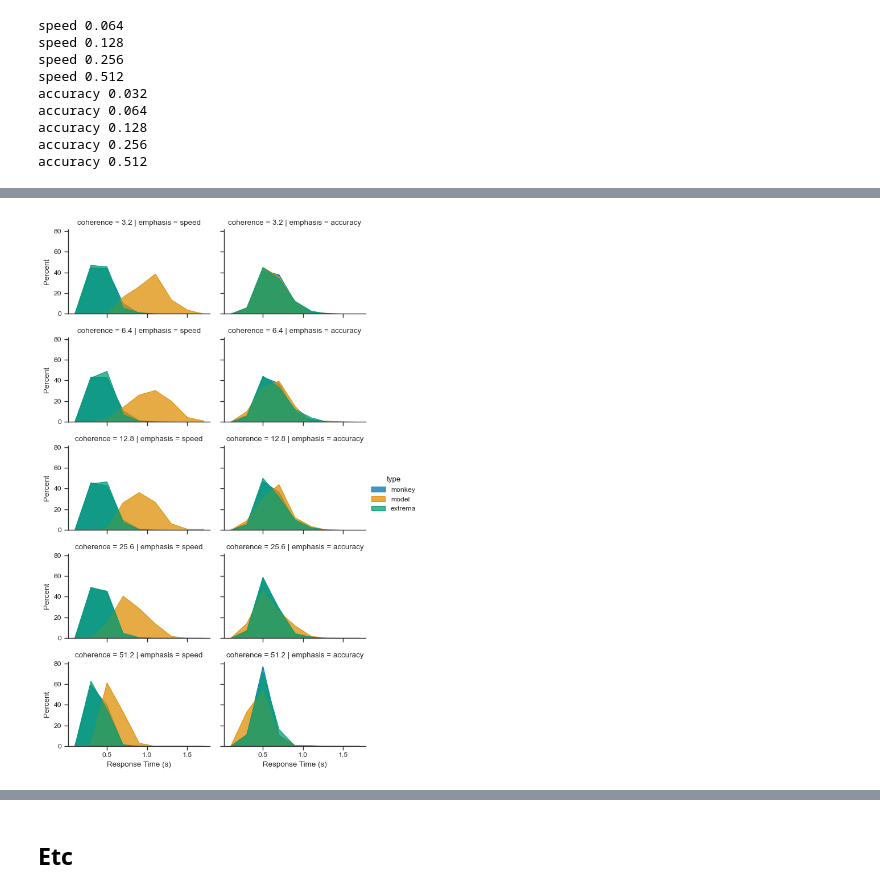
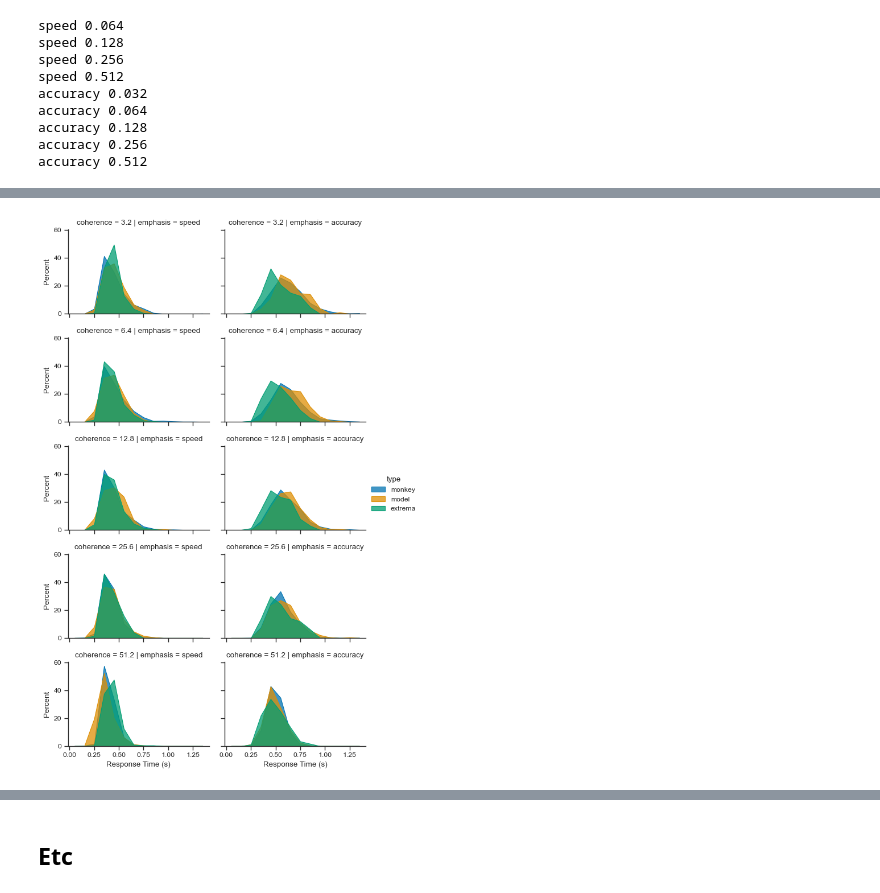
Before and after one commit to psipeter/speed-accuracy-tradeoff, a Jupyter notebook: hanks_compare.ipynb, the cells around one changed output, grey strips where cells are left out. Cells and saved outputs as stored; diff of their text form; code cells hidden in the pictures.

```diff
--- a/hanks_compare.ipynb
+++ b/hanks_compare.ipynb
@@ -264,7 +259,7 @@ def plot_correct_incorrect(simfile, extrfile, empfile="hanks2014_behavior", erro
     fig.savefig(f"plots/hanks_correct_incorrect.svg")
     fig.savefig(f"plots/hanks_correct_incorrect.png", dpi=600)
 # %%
-def plot_RTs(simfile, extrfile, empfile="hanks2014_behavior", bins=np.arange(0.0, 2, 0.2)):
+def plot_RTs(simfile, extrfile, empfile="hanks2014_behavior", bins=np.arange(0.0, 1.5, 0.1)):
 
     sim = pd.read_pickle(f'data/{simfile}.pkl')
     extr = pd.read_pickle(f'data/{extrfile}.pkl')
@@ -355,5 +454,5 @@ simulate_extrema_separate(
 # %%
-plot_RTs("hanks_activity_default", "hanks_extrema_separate", "hanks2014_behavior")  # "dec27sigma06"
+plot_RTs("hanks_sim_shared_may21", "hanks_extrema_shared", "hanks2014_behavior")  # "dec27sigma06"
 # %% [output]
-[figure, old version]
+[figure, new version]
 # %%
```
Also changed, not shown: parts of 19 cells of this notebook, 3 other files.
